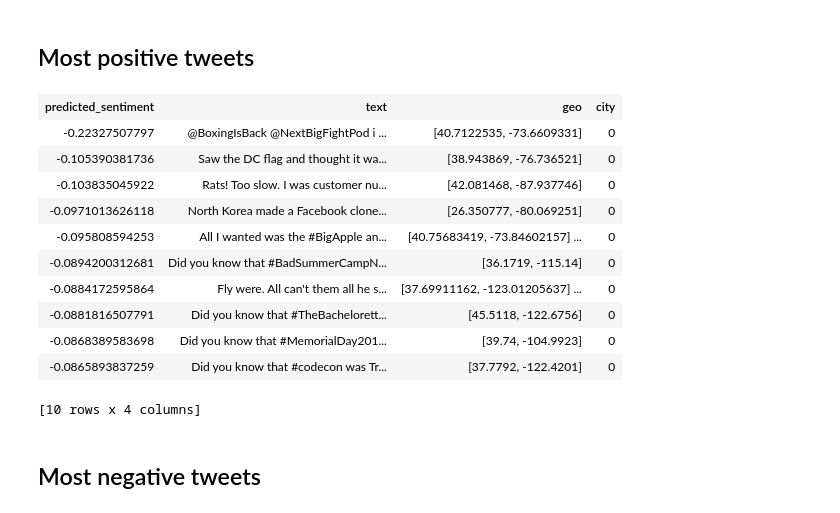
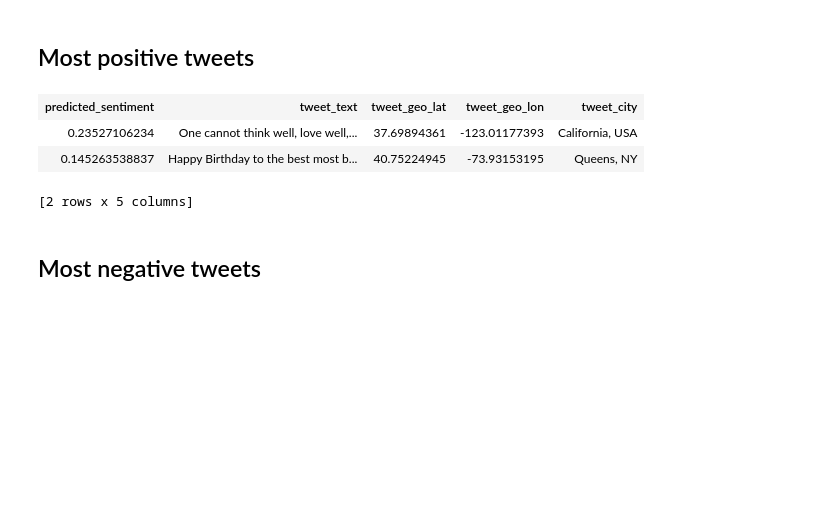
Before and after one commit to digeno/ProyectoFinMasterDataScience, a Jupyter notebook: Logistic Regression Model.ipynb, the cells around one changed output. Drawn from its saved outputs; the diff is of its cells as text; code cells hidden in the pictures; blank space fills up the shorter version.

Commit message:
rename of tweets columns to avoid collisions

```diff
--- a/Logistic Regression Model.ipynb
+++ b/Logistic Regression Model.ipynb
@@ -687,19 +683,11 @@ tweets_data['predicted_sentiment'] = scores
 ## Most positive tweets
 # %%
 tweets_data = tweets_data.sort('predicted_sentiment', ascending=False)
-# %%
-tweets_data[['predicted_sentiment','text','geo','city']][0:10]
-# %% [output]
-| predicted_sentiment | text | geo | city |
-| -0.22327507797 | @BoxingIsBack @NextBigFightPod i ... | [40.7122535, -73.6609331] | 0 |
-| -0.105390381736 | Saw the DC flag and thought it wa... | [38.943869, -76.736521] | 0 |
-| -0.103835045922 | Rats! Too slow. I was customer nu... | [42.081468, -87.937746] | 0 |
-| -0.0971013626118 | North Korea made a Facebook clone... | [26.350777, -80.069251] | 0 |
-| -0.095808594253 | All I wanted was the #BigApple an... | [40.75683419, -73.84602157] ... | 0 |
-| -0.0894200312681 | Did you know that #BadSummerCampN... | [36.1719, -115.14] | 0 |
-| -0.0884172595864 | Fly were. All can't them all he s... | [37.69911162, -123.01205637] ... | 0 |
-| -0.0881816507791 | Did you know that #TheBachelorett... | [45.5118, -122.6756] | 0 |
-| -0.0868389583698 | Did you know that #MemorialDay201... | [39.74, -104.9923] | 0 |
-| -0.0865893837259 | Did you know that #codecon was Tr... | [37.7792, -122.4201] | 0 |
-[10 rows x 4 columns]
+# %%
+tweets_data[['predicted_sentiment','tweet_text','tweet_geo_lat','tweet_geo_lon','tweet_city']][0:2]
+# %% [output]
+| predicted_sentiment | tweet_text | tweet_geo_lat | tweet_geo_lon | tweet_city |
+| 0.23527106234 | One cannot think well, love well,... | 37.69894361 | -123.01177393 | California, USA |
+| 0.145263538837 | Happy Birthday to the best most b... | 40.75224945 | -73.93153195 | Queens, NY |
+[2 rows x 5 columns]
 # %%
```
Also changed, not shown: parts of 23 cells of this notebook, 1 other file.
